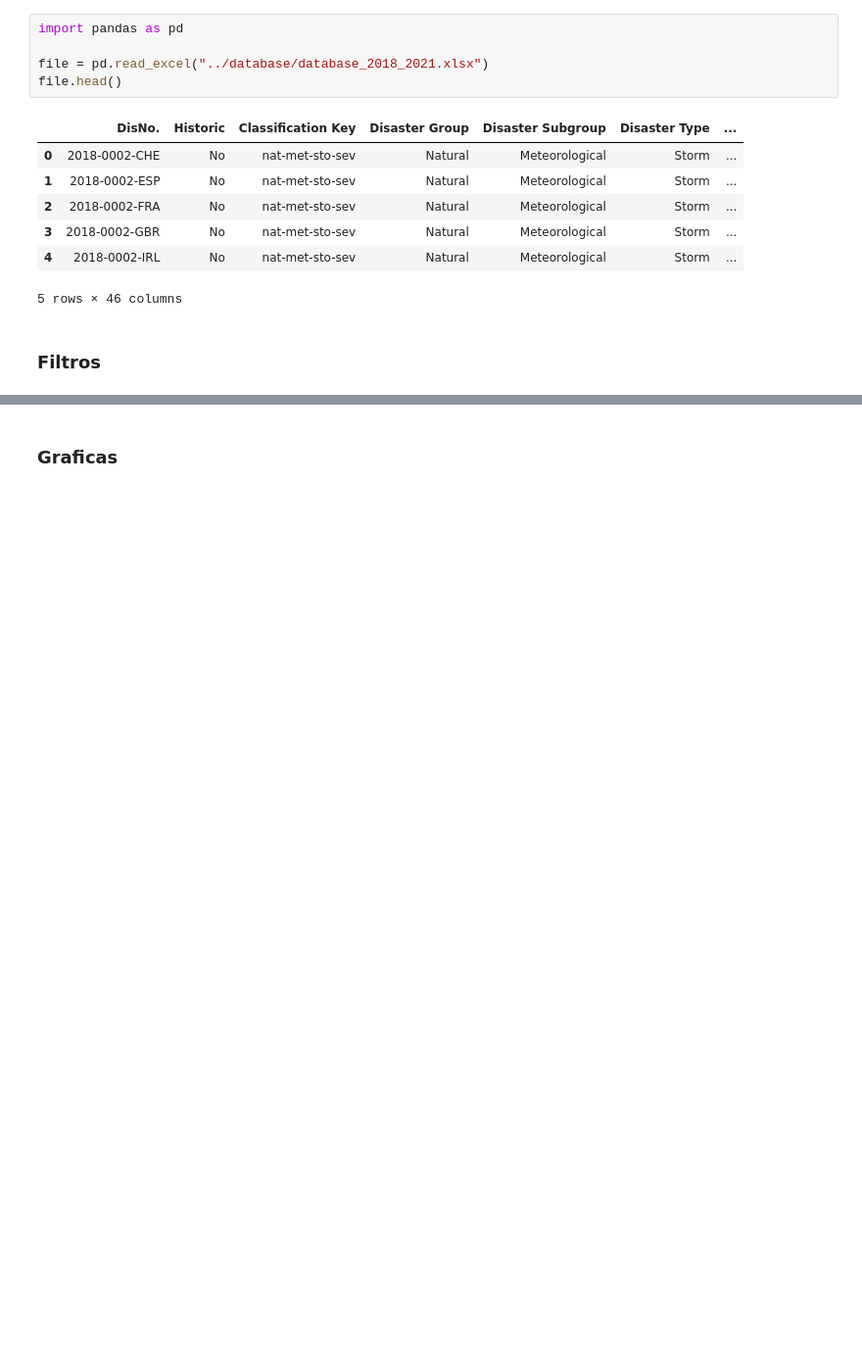
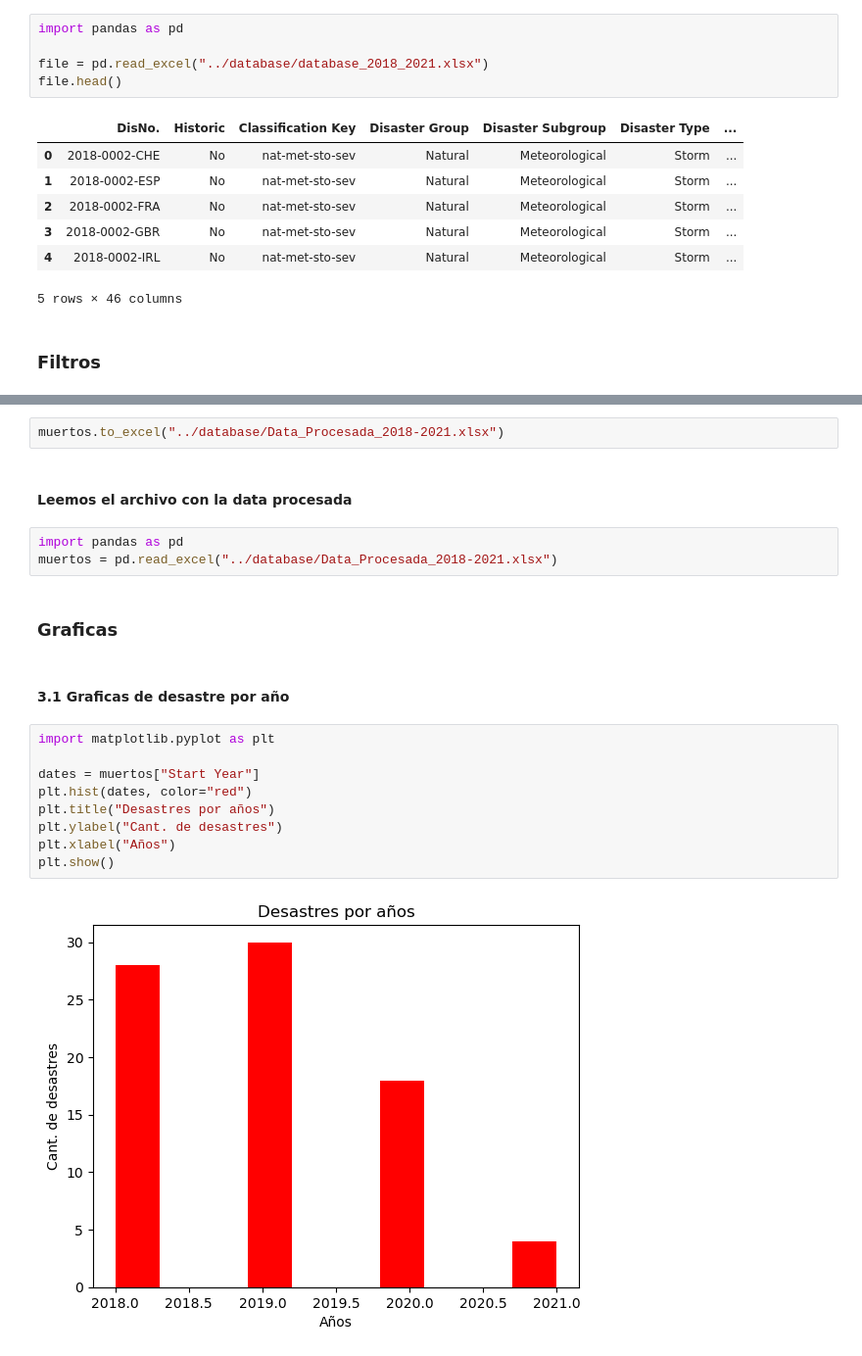
Before and after one commit to JulioZambrano91/Lights-of-Hope, a Jupyter notebook: main/data_2018_2021.ipynb, the cells around one changed output, grey strips where cells are left out. Shown at 98% size. Cells and saved outputs as stored; diff of their text form; blank space fills up the shorter version.

Commit message:
UPDATE: Nuevos filtros de informacion, nuevas graficas, sistema de guardado de informacion y lectura del mismo | Version 1.1

```diff
--- a/main/data_2018_2021.ipynb
+++ b/main/data_2018_2021.ipynb
@@ -121,2 +163,22 @@ mg.describe()
+# %%
+muertos.to_excel("../database/Data_Procesada_2018-2021.xlsx")
+# %% [markdown]
+#### Leemos el archivo con la data procesada
+# %%
+import pandas as pd
+muertos = pd.read_excel("../database/Data_Procesada_2018-2021.xlsx")
 # %% [markdown]
 ### Graficas
+# %% [markdown]
+#### 3.1 Graficas de desastre por año
+# %%
+import matplotlib.pyplot as plt
+
+dates = muertos["Start Year"]
+plt.hist(dates, color="red")
+plt.title("Desastres por años")
+plt.ylabel("Cant. de desastres")
+plt.xlabel("Años")
+plt.show()
+# %% [output]
+[figure, added]
```
Also changed, not shown: parts of 29 cells of this notebook.
